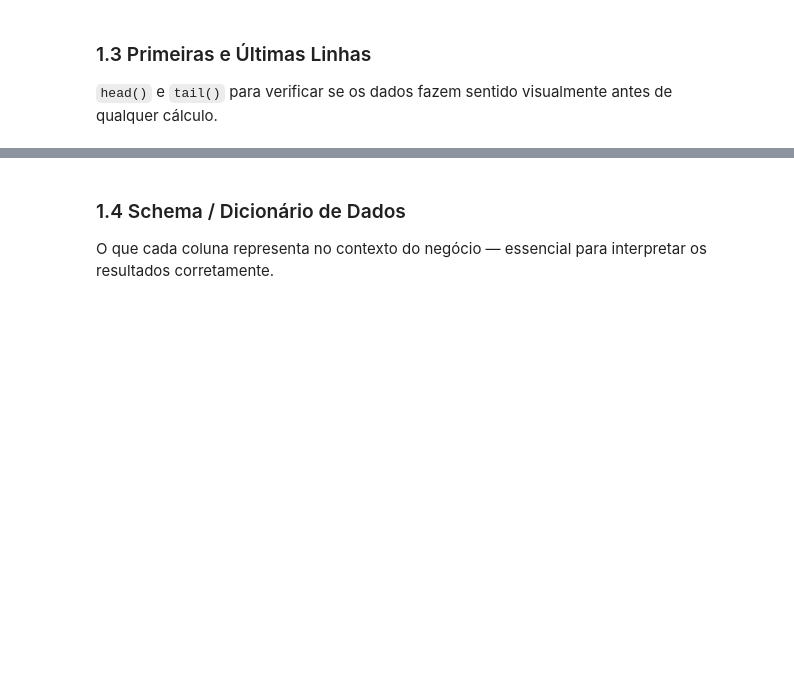
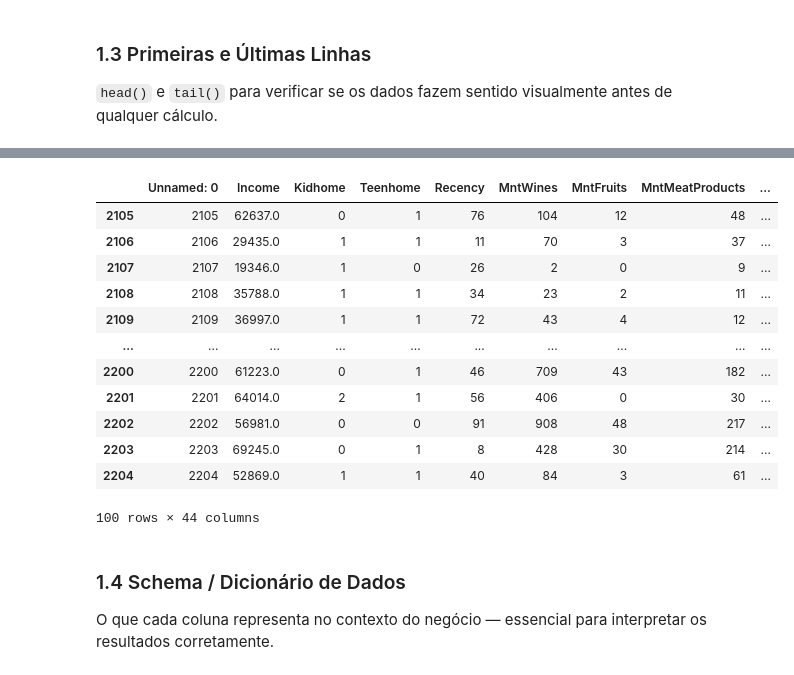
Before and after one commit to jotap53/estatistica_descritiva_python, a Jupyter notebook: notebooks/notebooks_joao_pedro/renata_biaggi/desafio_ifood.ipynb, the cells around one changed output, grey strips where cells are left out. Saved outputs shown, nothing was run; the diff lists cells and outputs as text; code cells hidden in the pictures; blank space fills up the shorter version.

```diff
--- a/notebooks/notebooks_joao_pedro/renata_biaggi/desafio_ifood.ipynb
+++ b/notebooks/notebooks_joao_pedro/renata_biaggi/desafio_ifood.ipynb
@@ -52,3 +145,19 @@ Numéricas, categóricas, datas, booleanas — define quais análises são aplic
+# %%
+df.tail(100)
+# %% [output]
+|  | Unnamed: 0 | Income | Kidhome | Teenhome | Recency | MntWines | MntFruits | MntMeatProducts | ... |
+| 2105 | 2105 | 62637.0 | 0 | 1 | 76 | 104 | 12 | 48 | ... |
+| 2106 | 2106 | 29435.0 | 1 | 1 | 11 | 70 | 3 | 37 | ... |
+| 2107 | 2107 | 19346.0 | 1 | 0 | 26 | 2 | 0 | 9 | ... |
+| 2108 | 2108 | 35788.0 | 1 | 1 | 34 | 23 | 2 | 11 | ... |
+| 2109 | 2109 | 36997.0 | 1 | 1 | 72 | 43 | 4 | 12 | ... |
+| ... | ... | ... | ... | ... | ... | ... | ... | ... | ... |
+| 2200 | 2200 | 61223.0 | 0 | 1 | 46 | 709 | 43 | 182 | ... |
+| 2201 | 2201 | 64014.0 | 2 | 1 | 56 | 406 | 0 | 30 | ... |
+| 2202 | 2202 | 56981.0 | 0 | 0 | 91 | 908 | 48 | 217 | ... |
+| 2203 | 2203 | 69245.0 | 0 | 1 | 8 | 428 | 30 | 214 | ... |
+| 2204 | 2204 | 52869.0 | 1 | 1 | 40 | 84 | 3 | 61 | ... |
+100 rows × 44 columns
 # %% [markdown]
 ### 1.4 Schema / Dicionário de Dados
 O que cada coluna representa no contexto do negócio — essencial para interpretar os resultados corretamente.
```
Also changed, not shown: parts of 21 cells of this notebook.
